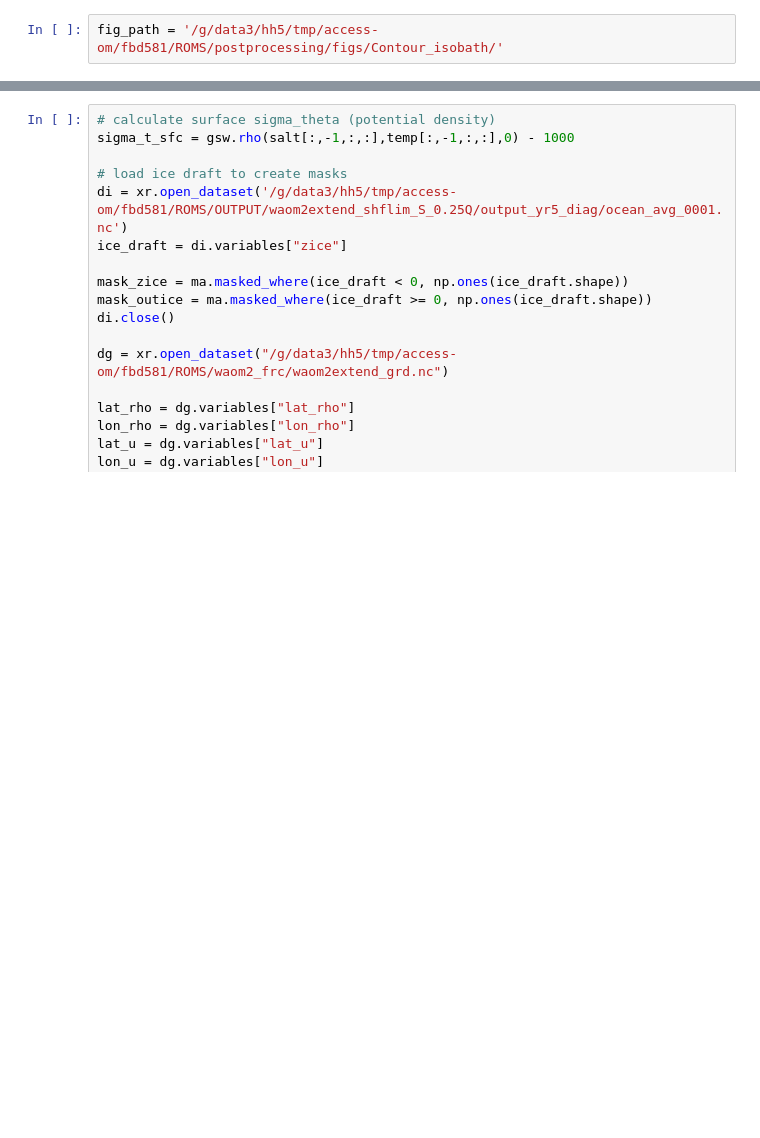
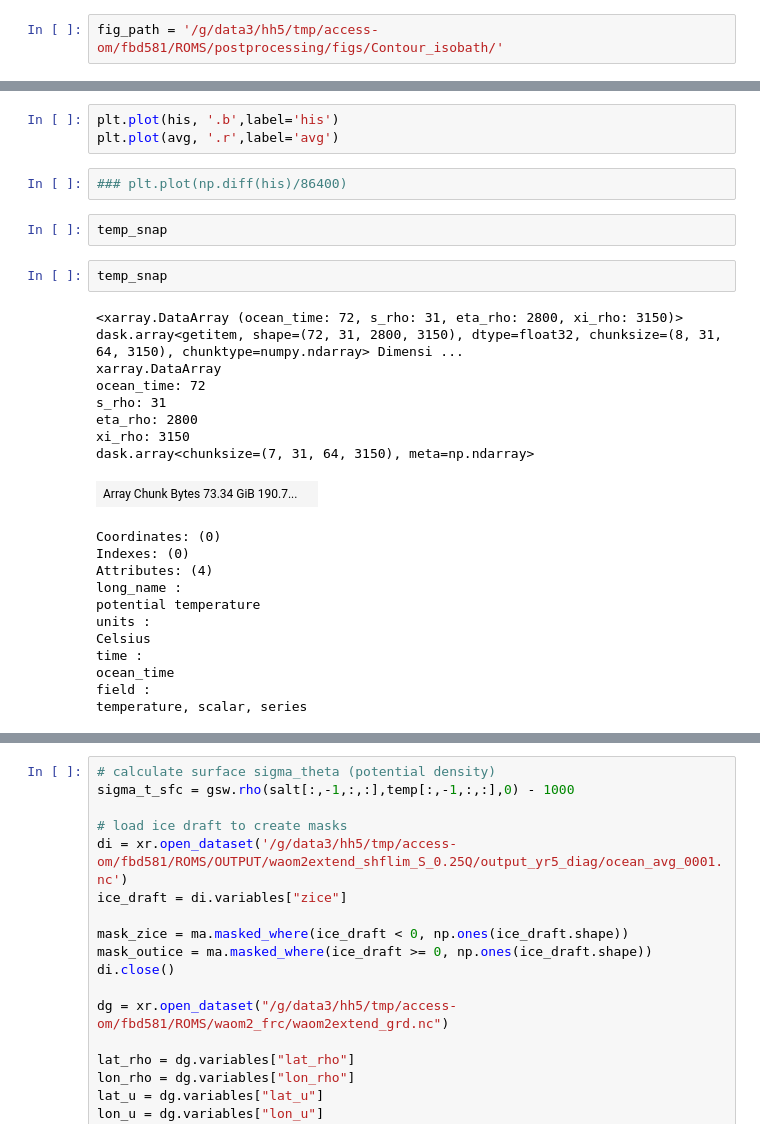
Before and after one commit to fabiobdias/waom_notebook, a Jupyter notebook: OHB_shelf/WAOM2extend_shflim_S_0.25Q_OHB_shelf_budget_closure.ipynb, the cells around one changed output, grey strips where cells are left out. Drawn from its saved outputs; the diff is of its cells as text; blank space fills up the shorter version.

```diff
--- a/OHB_shelf/WAOM2extend_shflim_S_0.25Q_OHB_shelf_budget_closure.ipynb
+++ b/OHB_shelf/WAOM2extend_shflim_S_0.25Q_OHB_shelf_budget_closure.ipynb
@@ -86,3 +193,32 @@ Wall time: 21.6 s
+# %%
+plt.plot(his, '.b',label='his')
+plt.plot(avg, '.r',label='avg')
+# %%
+### plt.plot(np.diff(his)/86400)
+# %%
+temp_snap
+# %%
+temp_snap
+# %% [output]
+<xarray.DataArray (ocean_time: 72, s_rho: 31, eta_rho: 2800, xi_rho: 3150)> dask.array<getitem, shape=(72, 31, 2800, 3150), dtype=float32, chunksize=(8, 31, 64, 3150), chunktype=numpy.ndarray> Dimensi ...
+xarray.DataArray
+ocean_time: 72
+s_rho: 31
+eta_rho: 2800
+xi_rho: 3150
+dask.array<chunksize=(7, 31, 64, 3150), meta=np.ndarray>
+| Array Chunk Bytes 73.34 GiB 190.7... |  |
+Coordinates: (0)
+Indexes: (0)
+Attributes: (4)
+long_name :
+potential temperature
+units :
+Celsius
+time :
+ocean_time
+field :
+temperature, scalar, series
 # %%
 %%time
 
```
Also changed, not shown: parts of 11 cells of this notebook, 8 other files.
